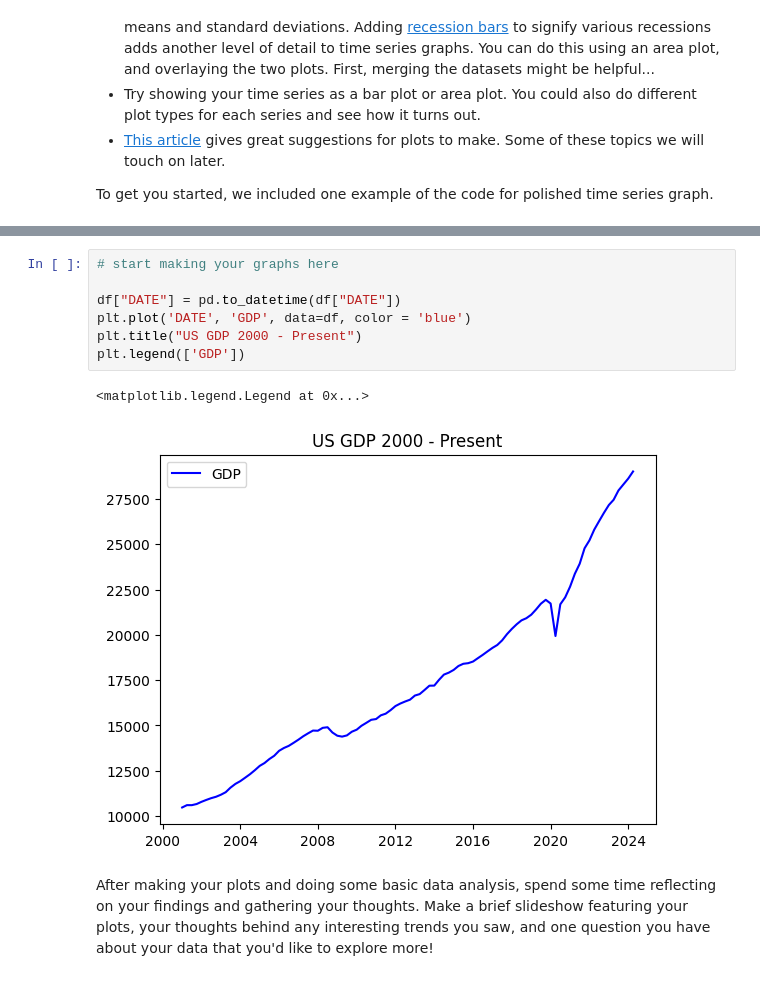
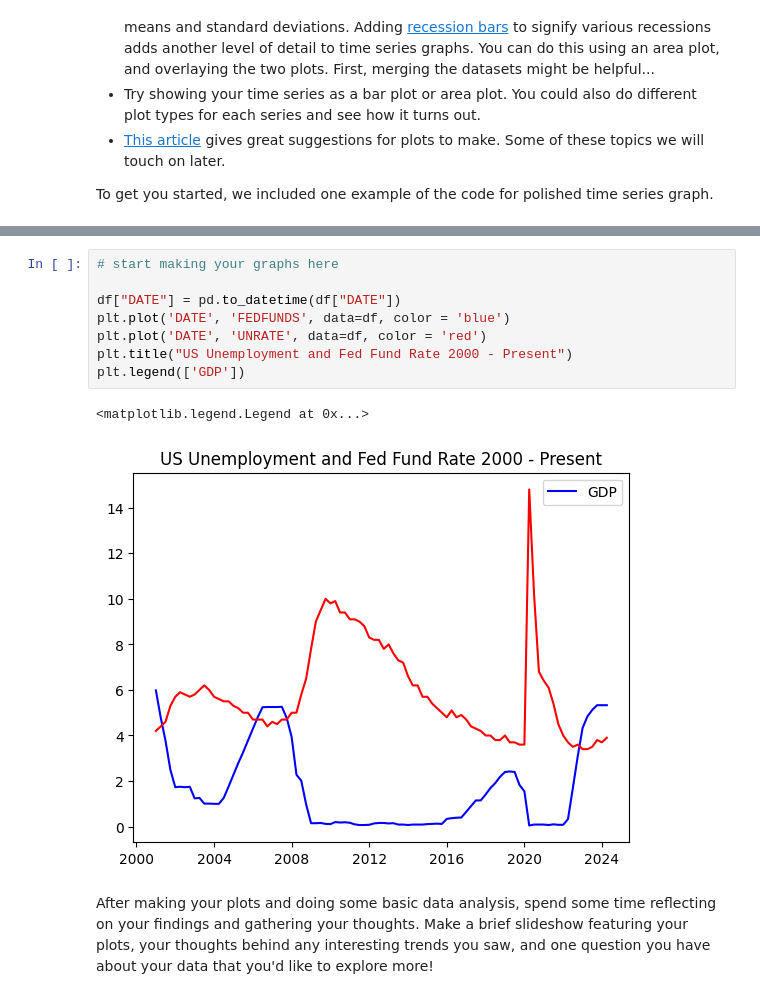
Before and after one commit to lucasrosenberg13/MDST-econ, a Jupyter notebook: Intro.ipynb, the cells around one changed output, grey strips where cells are left out. Cells and saved outputs as stored; diff of their text form.

```diff
--- a/Intro.ipynb
+++ b/Intro.ipynb
@@ -99,12 +81,13 @@ To get you started, we included one example of the code for polished time series
 # %%
 # start making your graphs here
 
 df["DATE"] = pd.to_datetime(df["DATE"])
-plt.plot('DATE', 'GDP', data=df, color = 'blue')
-plt.title("US GDP 2000 - Present")
+plt.plot('DATE', 'FEDFUNDS', data=df, color = 'blue')
+plt.plot('DATE', 'UNRATE', data=df, color = 'red')
+plt.title("US Unemployment and Fed Fund Rate 2000 - Present")
 plt.legend(['GDP'])
 # %% [output]
 <matplotlib.legend.Legend at 0x...>
-[figure, old version]
+[figure, new version]
 # %% [markdown]
 After making your plots and doing some basic data analysis, spend some time reflecting on your findings and gathering your thoughts. Make a brief slideshow featuring your plots, your thoughts behind any interesting trends you saw, and one question you have about your data that you'd like to explore more!
```
Also changed, not shown: parts of 1 cell of this notebook.
